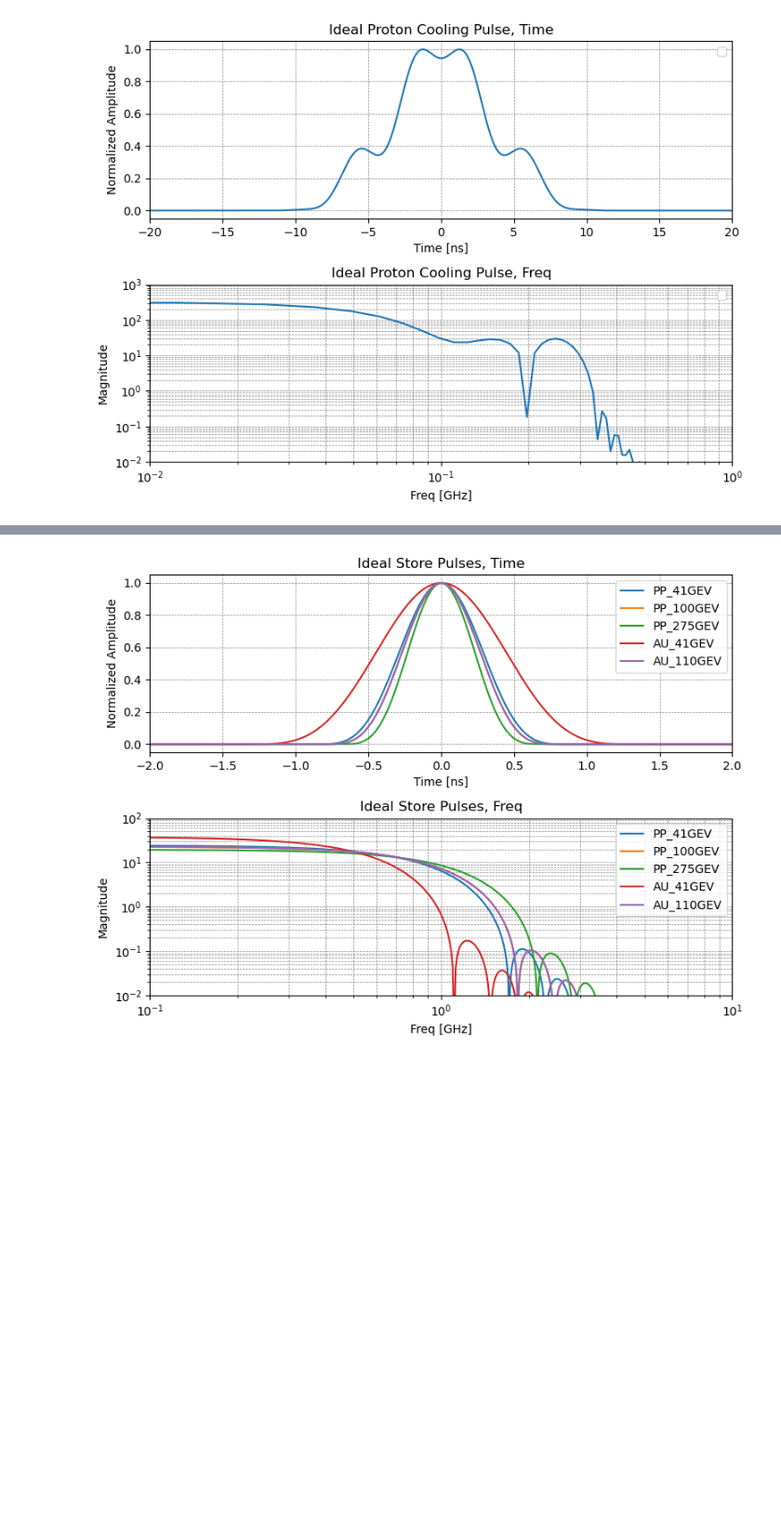
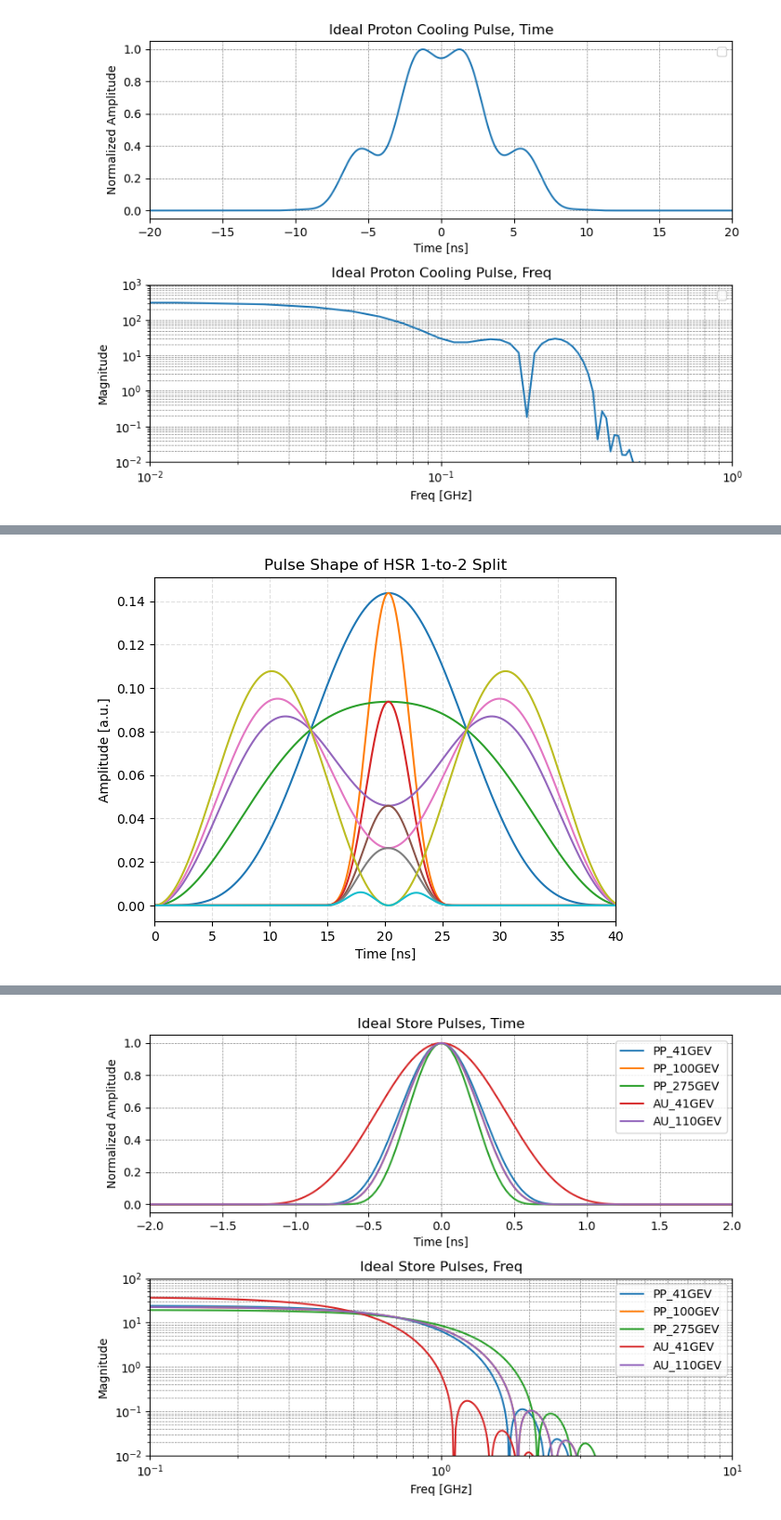
Before and after one commit to whyven/instrSimTools, a Jupyter notebook: instrSimTools/Testing_Notebook.ipynb, the cells around one changed output, grey strips where cells are left out. Shown at 93% size. Cells and saved outputs as stored; diff of their text form; code cells hidden in the pictures; blank space fills up the shorter version.

```diff
--- a/instrSimTools/Testing_Notebook.ipynb
+++ b/instrSimTools/Testing_Notebook.ipynb
@@ -605,0 +677,14 @@ plot_gaus_pulses( time_ary, HSR_SIGS['PP_RAMP'], freq_ary, HSR_SPECS['PP_RAMP'],
+# %%
+plt.figure()
+for sig in sig_test[3000:18000:3000]:
+    plt.plot(time_ary*1e9, sig)
+    plt.plot(time_ary*1e9, sig*test)
+#plt.plot(time_ary*1e9, test)
+plt.xlabel("Time [ns]")
+plt.xlim([0.0, 40.0])
+plt.ylabel("Amplitude [a.u.]")
+plt.title("Pulse Shape of HSR 1-to-2 Split")
+plt.grid(True, linestyle='--', alpha=0.4)
+plt.show()
+# %% [output]
+[figure, added]
```
Also changed, not shown: parts of 24 cells of this notebook, 1 other file.
